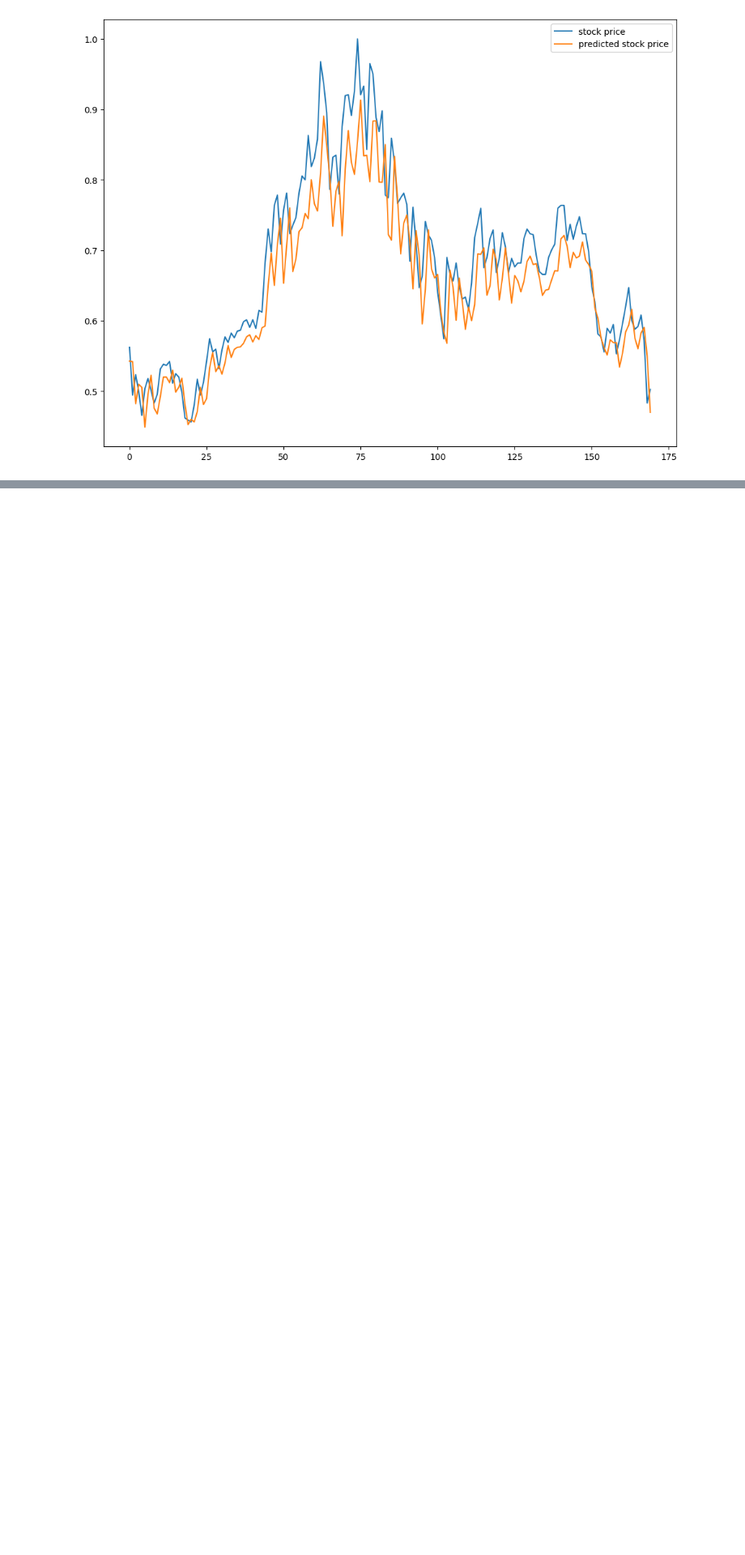
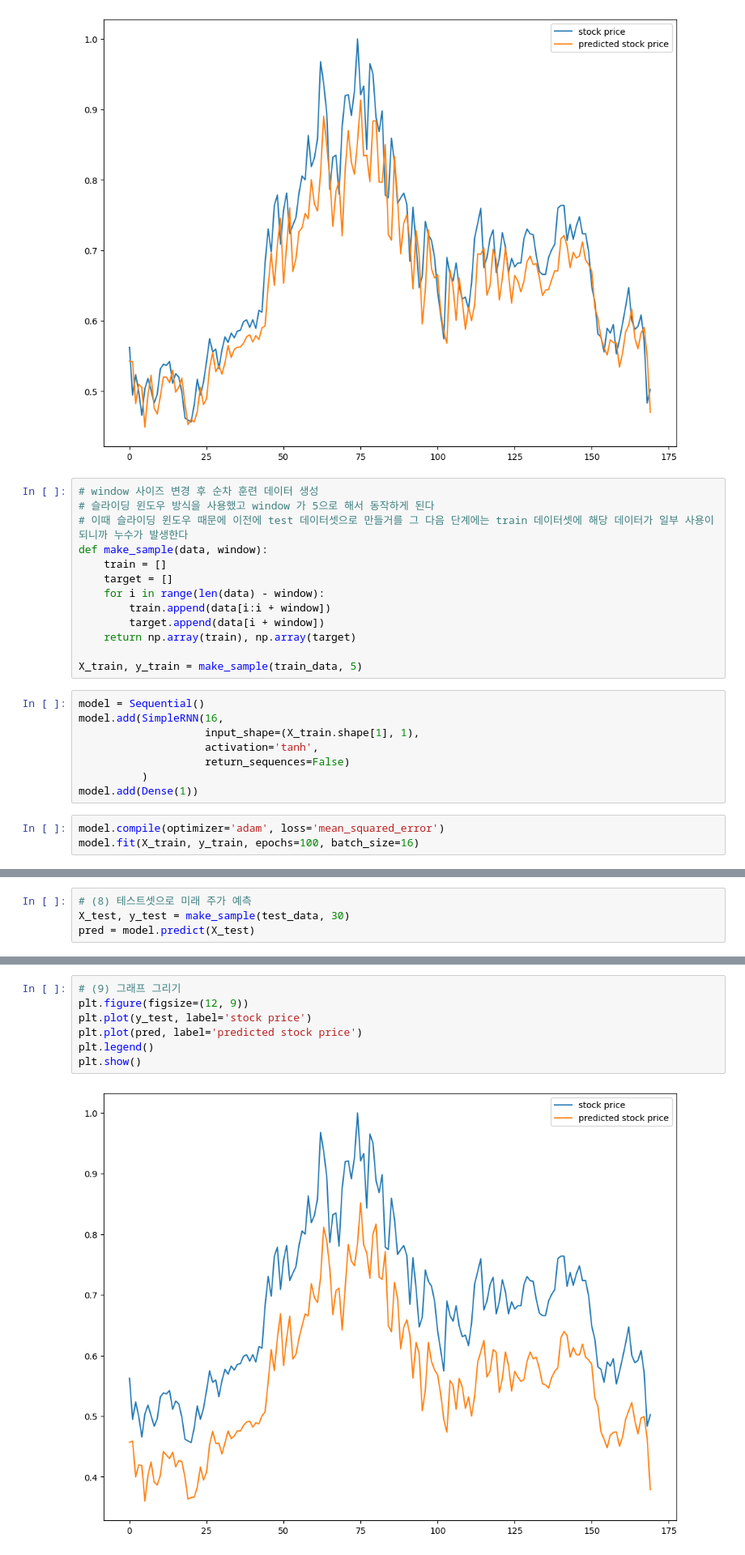
Before and after one commit to ralph-Jung/AI-Class, a Jupyter notebook: 9주차/RNN을_이용한_주가_예측.ipynb, the cells around one changed output, grey strips where cells are left out. Shown at 81% size. Drawn from its saved outputs; the diff is of its cells as text; blank space fills up the shorter version.

```diff
--- a/9주차/RNN을_이용한_주가_예측.ipynb
+++ b/9주차/RNN을_이용한_주가_예측.ipynb
@@ -118,3 +118,27 @@ plt.legend()
 plt.show()
 # %% [output]
 [figure]
+# %%
+# window 사이즈 변경 후 순차 훈련 데이터 생성
+# 슬라이딩 윈도우 방식을 사용했고 window 가 5으로 해서 동작하게 된다
+# 이때 슬라이딩 윈도우 때문에 이전에 test 데이터셋으로 만들거를 그 다음 단계에는 train 데이터셋에 해당 데이터가 일부 사용이 되니까 누수가 발생한다
+def make_sample(data, window):
+    train = []
+    target = []
+    for i in range(len(data) - window):
+        train.append(data[i:i + window])
+        target.append(data[i + window])
+    return np.array(train), np.array(target)
+
+X_train, y_train = make_sample(train_data, 5)
+# %%
+model = Sequential()
+model.add(SimpleRNN(16,
+                    input_shape=(X_train.shape[1], 1),
+                    activation='tanh',
+                    return_sequences=False)
+          )
+model.add(Dense(1))
+# %%
+model.compile(optimizer='adam', loss='mean_squared_error')
+model.fit(X_train, y_train, epochs=100, batch_size=16)
@@ -120,0 +164,4 @@ plt.show()
+# %%
+# (8) 테스트셋으로 미래 주가 예측
+X_test, y_test = make_sample(test_data, 30)
+pred = model.predict(X_test)
@@ -120,0 +170,9 @@ plt.show()
+# %%
+# (9) 그래프 그리기
+plt.figure(figsize=(12, 9))
+plt.plot(y_test, label='stock price')
+plt.plot(pred, label='predicted stock price')
+plt.legend()
+plt.show()
+# %% [output]
+[figure, added]
```
Also changed, not shown: parts of 3 cells of this notebook.
